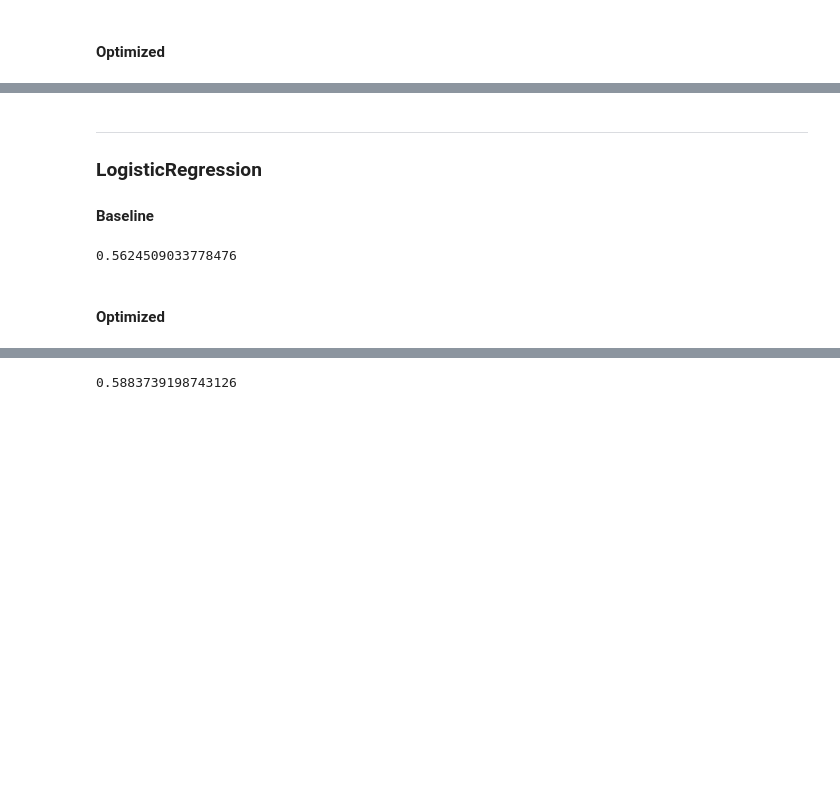
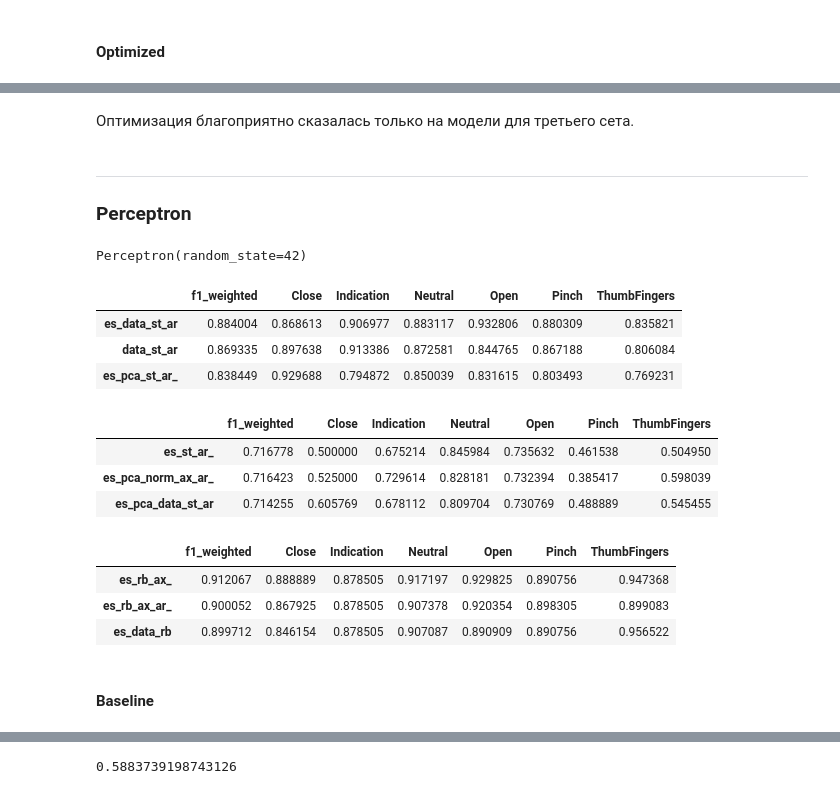
Before and after one commit to khav-i/Work-with-OMG-sensors-data, a Jupyter notebook: work_with_three_sets.ipynb, the cells around one changed output, grey strips where cells are left out. Saved outputs shown, nothing was run; the diff lists cells and outputs as text; code cells hidden in the pictures; blank space fills up the shorter version.

```diff
--- a/work_with_three_sets.ipynb
+++ b/work_with_three_sets.ipynb
@@ -965,20 +1304,25 @@ model.score(encoded_train, y_train)
+# %% [markdown]
+Оптимизация благоприятно сказалась только на модели для третьего сета.
+# %% [markdown]
+---
+### Perceptron
+# %%
+print(models[2])
+get_tops(2, n_top=3)
+# %% [output]
+Perceptron(random_state=42)
+|  | f1_weighted | Close | Indication | Neutral | Open | Pinch | ThumbFingers |
+| es_data_st_ar | 0.884004 | 0.868613 | 0.906977 | 0.883117 | 0.932806 | 0.880309 | 0.835821 |
+| data_st_ar | 0.869335 | 0.897638 | 0.913386 | 0.872581 | 0.844765 | 0.867188 | 0.806084 |
+| es_pca_st_ar_ | 0.838449 | 0.929688 | 0.794872 | 0.850039 | 0.831615 | 0.803493 | 0.769231 |
+|  | f1_weighted | Close | Indication | Neutral | Open | Pinch | ThumbFingers |
+| es_st_ar_ | 0.716778 | 0.500000 | 0.675214 | 0.845984 | 0.735632 | 0.461538 | 0.504950 |
+| es_pca_norm_ax_ar_ | 0.716423 | 0.525000 | 0.729614 | 0.828181 | 0.732394 | 0.385417 | 0.598039 |
+| es_pca_data_st_ar | 0.714255 | 0.605769 | 0.678112 | 0.809704 | 0.730769 | 0.488889 | 0.545455 |
+|  | f1_weighted | Close | Indication | Neutral | Open | Pinch | ThumbFingers |
+| es_rb_ax_ | 0.912067 | 0.888889 | 0.878505 | 0.917197 | 0.929825 | 0.890756 | 0.947368 |
+| es_rb_ax_ar_ | 0.900052 | 0.867925 | 0.878505 | 0.907378 | 0.920354 | 0.898305 | 0.899083 |
+| es_data_rb | 0.899712 | 0.846154 | 0.878505 | 0.907087 | 0.890909 | 0.890756 | 0.956522 |
 # %% [markdown]
----
-### LogisticRegression
 
 #### Baseline
-# %%
-model = linear_model.LogisticRegression(
-    solver='liblinear',
-    max_iter=10000,
-    random_state=42
-)
-
-# train_-, valid_- = samples[-]
-
-# model.fit(train_-, y_train)
-# model.score(train_-, y_train)
-# %% [output]
-0.5624509033778476
-# %% [markdown]
-#### Optimized
```
Also changed, not shown: parts of 107 cells of this notebook.
